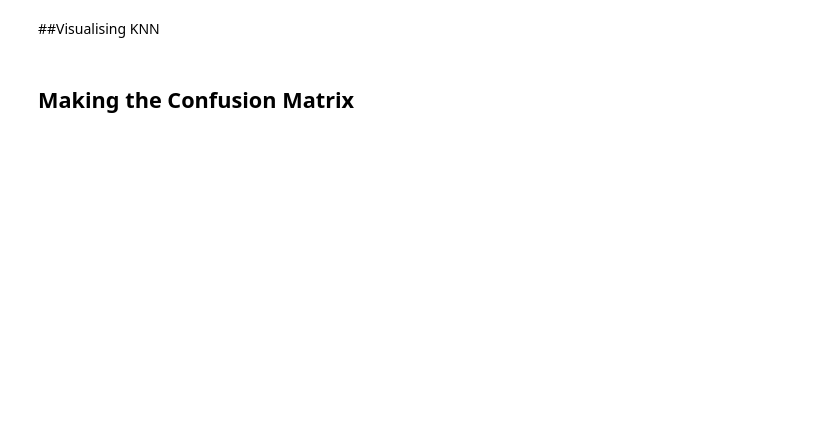
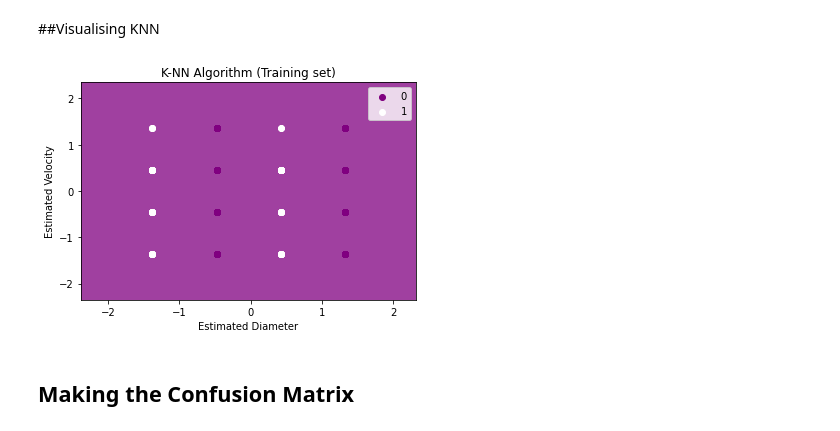
Before and after one commit to MiitaliGupta/AstronomicalPredictionModel, a Jupyter notebook: KNN(with accuracy and error plots).ipynb, the cells around one changed output. Cells and saved outputs as stored; diff of their text form; code cells hidden in the pictures; blank space fills up the shorter version.

```diff
--- a/KNN(with accuracy and error plots).ipynb
+++ b/KNN(with accuracy and error plots).ipynb
@@ -315,24 +358,26 @@ Text(0, 0.5, 'Error Rate')
 # %% [markdown]
 ##Visualising KNN
 # %%
-# import matplotlib.pyplot as mtp
-# from matplotlib.colors import ListedColormap
+import matplotlib.pyplot as mtp
+from matplotlib.colors import ListedColormap
 
-# x_set, y_set = x_test, y_test
-# x1, x2 = np.meshgrid(np.arange(start = x_set[:, 0].min() - 1, stop = x_set[:, 0].max() + 1, step  =0.01),
-# np.arange(start = x_set[:, 1].min() - 1, stop = x_set[:, 1].max() + 1, step = 0.01))
-# mtp.contourf(x1, x2, knn.predict(np.array([x1.ravel(), x2.ravel()]).T).reshape(x1.shape),
-# alpha = 0.75, cmap = ListedColormap(('red','green' )))
-# mtp.xlim(x1.min(), x1.max())
-# mtp.ylim(x2.min(), x2.max())
-# for i, j in enumerate(np.unique(y_set)):
-#     mtp.scatter(x_set[y_set == j, 0], x_set[y_set == j, 1],
-#         c = ListedColormap(('red', 'green'))(i), label = j)
-# mtp.title('K-NN Algorithm (Training set)')
-# mtp.xlabel('Age')
-# mtp.ylabel('Estimated Salary')
-# mtp.legend()
-# mtp.show()
+x_set, y_set = x_test, y_test
+x1, x2 = np.meshgrid(np.arange(start = x_set[:, 0].min() - 1, stop = x_set[:, 0].max() + 1, step  =0.01),
+np.arange(start = x_set[:, 1].min() - 1, stop = x_set[:, 1].max() + 1, step = 0.01))
+mtp.contourf(x1, x2, knn.predict(np.array([x1.ravel(), x2.ravel()]).T).reshape(x1.shape),
+alpha = 0.75, cmap = ListedColormap(('purple', 'white')))
+mtp.xlim(x1.min(), x1.max())
+mtp.ylim(x2.min(), x2.max())
+for i, j in enumerate(np.unique(y_set)):
+    mtp.scatter(x_set[y_set == j, 0], x_set[y_set == j, 1],
+        color = ListedColormap(('purple', 'white'))(i), label = j)
+mtp.title('K-NN Algorithm (Training set)')
+mtp.xlabel('Estimated Diameter')
+mtp.ylabel('Estimated Velocity')
+mtp.legend()
+mtp.show()
+# %% [output]
+[figure, added]
 # %% [markdown]
 ## Making the Confusion Matrix
 # %%
```
Also changed, not shown: parts of 43 cells of this notebook.
